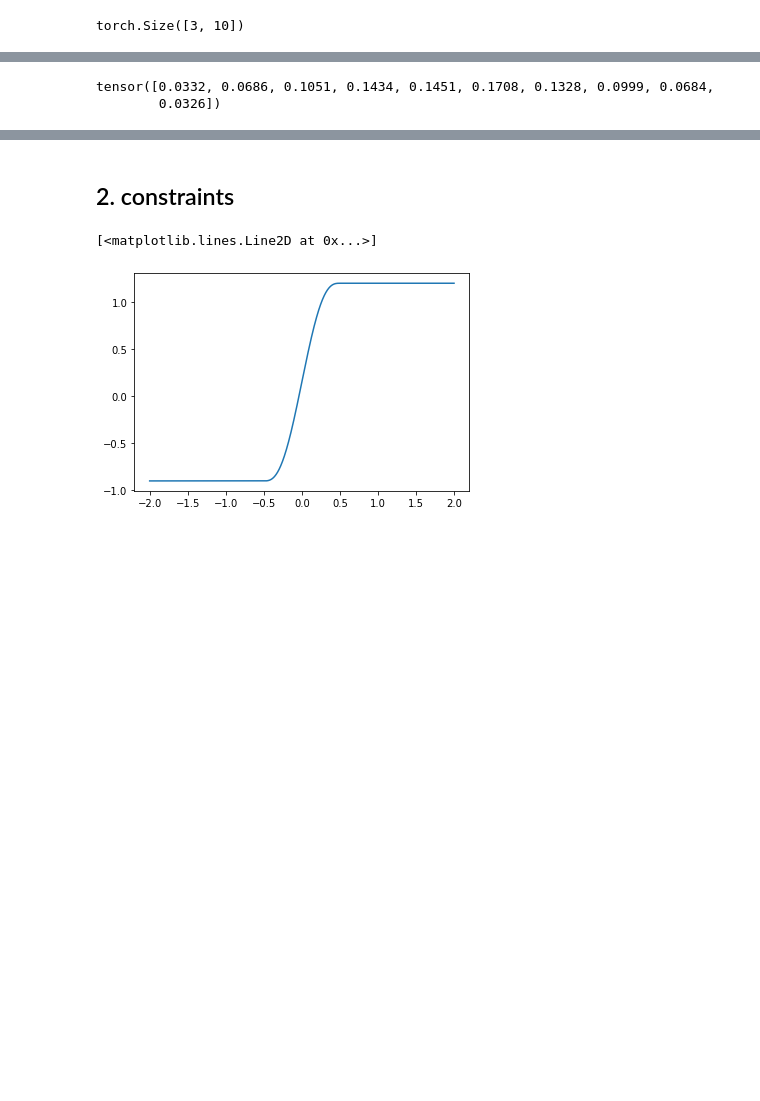
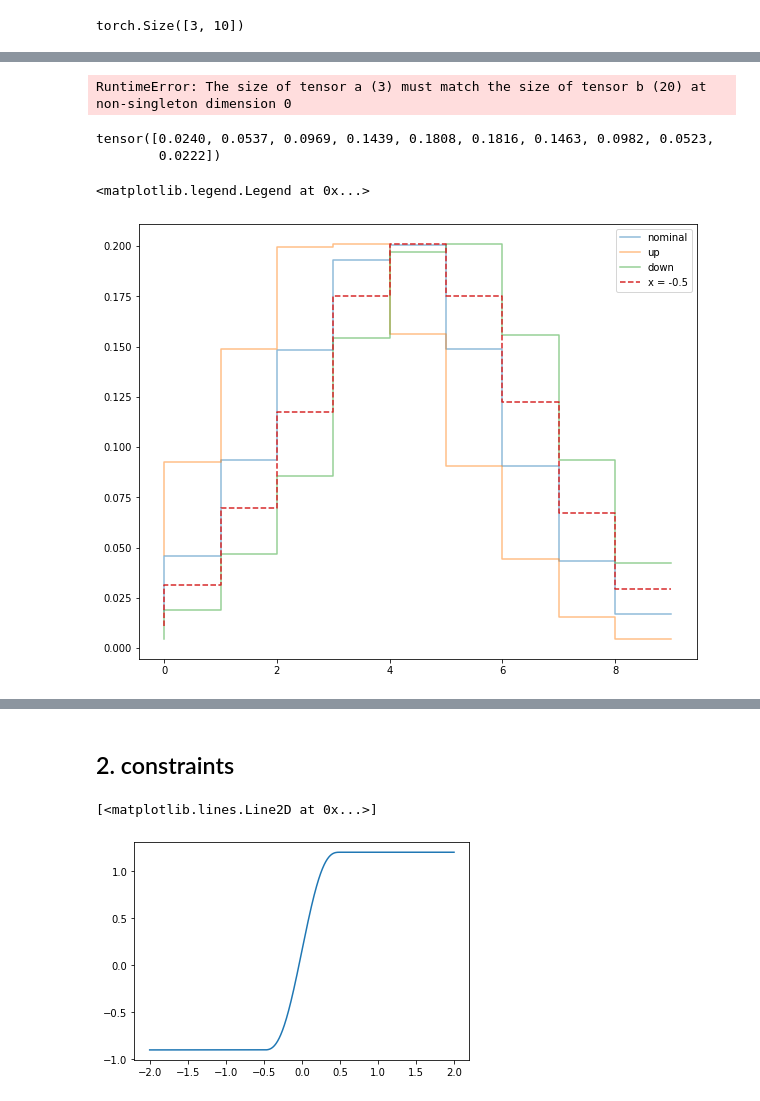
Before and after one commit to llayer/cmsopen, a Jupyter notebook: inferno/inferno_hep.ipynb, the cells around one changed output, grey strips where cells are left out. Drawn from its saved outputs; the diff is of its cells as text; code cells hidden in the pictures; blank space fills up the shorter version.

```diff
--- a/inferno/inferno_hep.ipynb
+++ b/inferno/inferno_hep.ipynb
@@ -61,4 +65,6 @@ nominal_stacked.shape
 # %% [output]
 torch.Size([3, 10])
 # %%
-alpha = torch.Tensor(np.array([-1, 0., 1.])).unsqueeze(1)
+#alpha = torch.Tensor(np.array([-1, 0., 1.])).unsqueeze(1)
+#alpha = torch.Tensor(np.array([-.5, 0., .5])).unsqueeze(1)
+alpha = torch.Tensor(np.linspace(-2,2,20)).unsqueeze(1)
@@ -67,13 +77,28 @@ nominal_stacked = nominal_t.unsqueeze(0).repeat(x.shape[0], 1)
 # %%
 nominal_stacked = nominal_t.unsqueeze(0).repeat(alpha.shape[0], 1)
 morphed = morph(alpha, nominal_stacked, lo_stacked, hi_stacked)
+# %% [output]
+RuntimeError: The size of tensor a (3) must match the size of tensor b (20) at non-singleton dimension 0
+# %%
+nominal_morph = nominal_stacked + morphed
 # %%
 nominal_t += morphed.sum(0)
 # %%
 nominal_t
 # %% [output]
-tensor([0.0332, 0.0686, 0.1051, 0.1434, 0.1451, 0.1708, 0.1328, 0.0999, 0.0684,
-        0.0326])
+tensor([0.0240, 0.0537, 0.0969, 0.1439, 0.1808, 0.1816, 0.1463, 0.0982, 0.0523,
+        0.0222])
+# %%
+plt.figure(figsize=(10,8))
+plt.step(y[:-1], nominal, alpha=0.5, label='nominal')
+plt.step(y[:-1], hi, alpha=0.5, label = 'up')
+plt.step(y[:-1], lo, alpha=0.5, label='down')
+#plt.step(y[:-1], nominal_morph[2], linestyle='dashed', label='x = 0.5')
+plt.step(y[:-1], nominal_morph[0], linestyle='dashed', label='x = -0.5')
+plt.legend(loc="upper right")
+# %% [output]
+<matplotlib.legend.Legend at 0x...>
+[figure, added]
 # %%
 def fast_vertical(alpha:Tensor, f_nom:Tensor, f_up:Tensor, f_dw:Tensor):
 
```
Also changed, not shown: parts of 14 cells of this notebook.
